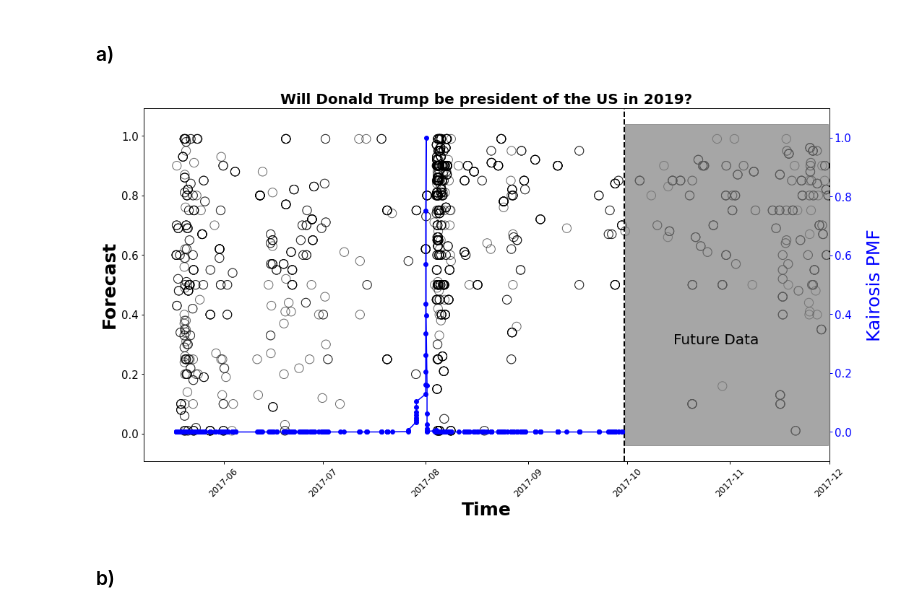
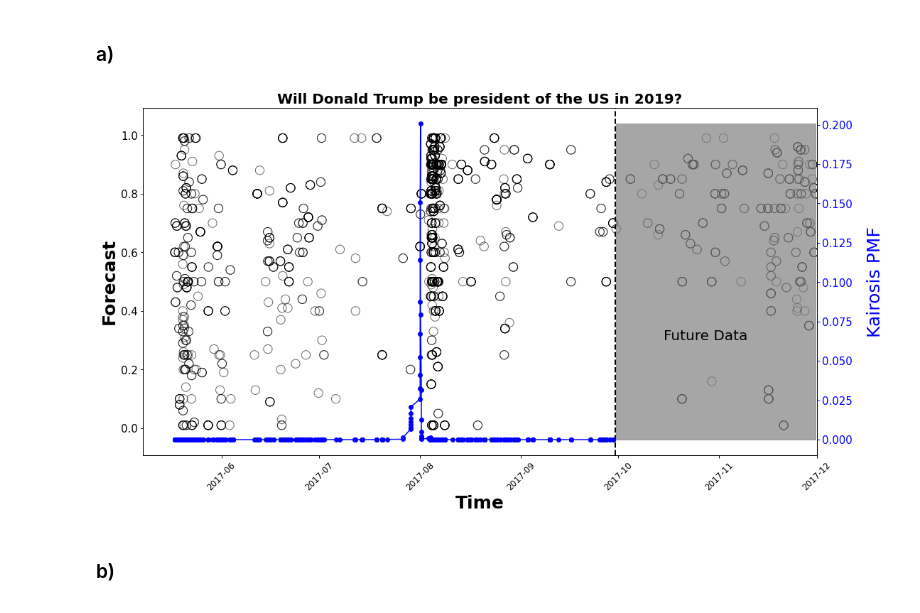
Before and after one commit to zaneh12/Kairosis, a Jupyter notebook: Reproducibility_Packet.ipynb, the cells around one changed output. Cells and saved outputs as stored; diff of their text form; code cells hidden in the pictures.

```diff
--- a/Reproducibility_Packet.ipynb
+++ b/Reproducibility_Packet.ipynb
@@ -174,16 +174,14 @@ for j in range(1,cutoff + 1):
     ))
 p = 1/10
 p_pmfs = stats.geom.logpmf(np.arange(1,len(pmf)+1,1),p)[::-1]
-    # (np.exp((test_vals + pmfval) - np.max(test_vals + pmfval)) / np.exp((test_vals + pmfval) - np.max(test_vals + pmfval)).sum()).cumsum())
 
-regpmf = np.exp((pmf + p_pmfs) - np.max(pmf + p_pmfs))
-# regpmf =(np.exp((pmf) - np.max(pmf)))
+reg_pmf = np.exp((pmf + p_pmfs) - np.max(pmf + p_pmfs))
+reg_pmf = reg_pmf / np.sum(reg_pmf)
+reg_cmf = reg_pmf.cumsum()
 cmf = (np.exp((pmf + p_pmfs) - np.max(pmf + p_pmfs)) / np.exp((pmf + p_pmfs) - np.max(pmf + p_pmfs)).sum()).cumsum()
 
-# cmf = (np.exp((pmf) - np.max(pmf))
-#     / np.exp((pmf) - np.max(pmf)).sum()).cumsum()
 
-y_values = regpmf
+y_values = reg_pmf
 
 ################################ Plotting Figure ################################
 
@@ -214,35 +212,35 @@ ax.fill_between(
 )
 ax.text(pd.to_datetime('2017-10-15'), 0.3, 'Future Data', fontsize=20)
 ax.set_title(
     choice.replace('_.csv', '').replace('_', ' ') + "?",
     fontsize=20, fontweight='bold'
 )
 ax.set_xlabel('Time', fontsize=25, fontweight='bold')
 ax.set_ylabel('Forecast', fontsize=25, fontweight='bold')
 ax.tick_params(axis='x', labelsize=12, color='black', width=1, rotation=45)
 ax.tick_params(axis='y', labelsize=15, color='black', width=1)
 ax2 = ax.twinx()
 ax2.tick_params(axis='y', labelsize=15, color='black', width=1)
 ax2.set_ylabel('Kairosis PMF', fontsize=25, labelpad=20, color='blue')
 ax2.scatter(
     X.Time[X.Time < pd.to_datetime('2017-09-30')],
     y_values,
     label='Kairosis PMF',
     s=35,
     color='blue'
 )
 ax2.plot(
     X.Time[X.Time < pd.to_datetime('2017-09-30')],
     y_values,
     linestyle='-',
     color='blue'
 )
 ax2.tick_params(axis='y', labelsize=15, colors='blue', width=1)
-ax2.set_ylim(y_values.min() - 0.1, y_values.max() + 0.1)
+ax2.set_ylim(y_values.min() - 0.01, y_values.max() + 0.01)
 plt.xlim(ax.get_xlim()[0], pd.to_datetime('2017-12-01'))
 plt.show()
 # %% [output]
-[figure, old version]
+[figure, new version]
 # %% [markdown]
 ### b)
 # %%
```
